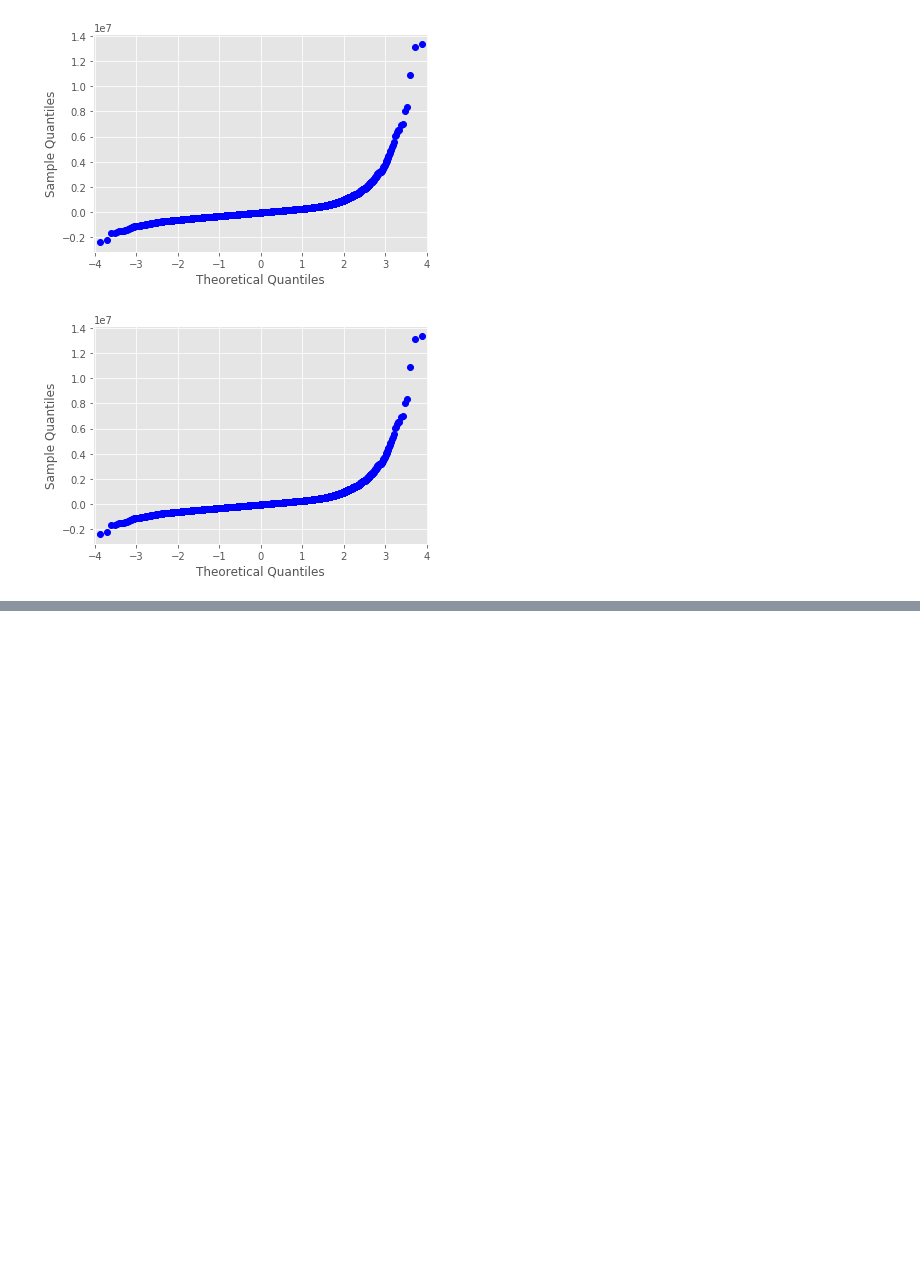
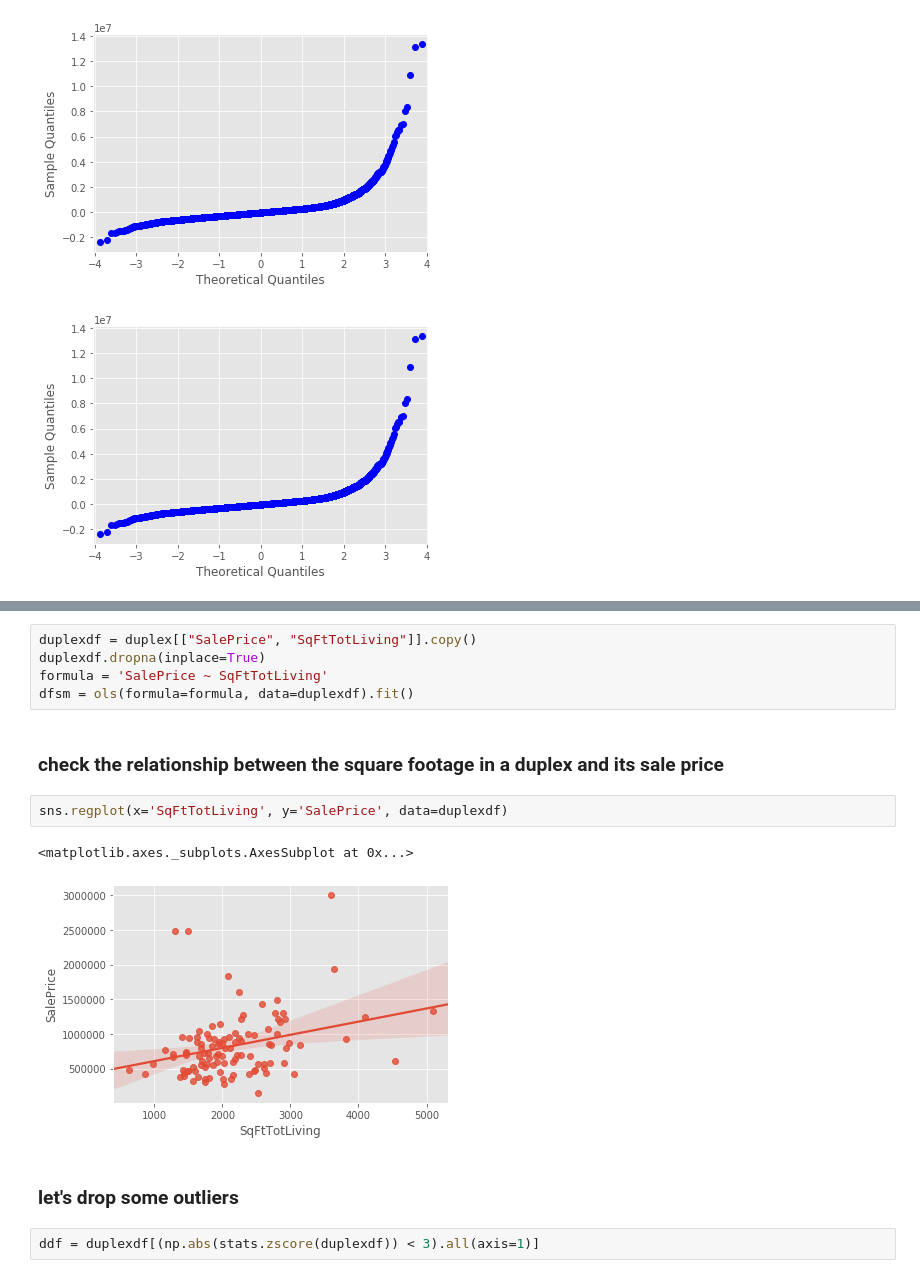
Before and after one commit to dannmorr/mod2-project-group-3, a Jupyter notebook: notebooks/exploratory/jp-2-modeling.ipynb, the cells around one changed output, grey strips where cells are left out. Drawn from its saved outputs; the diff is of its cells as text; blank space fills up the shorter version.

```diff
--- a/notebooks/exploratory/jp-2-modeling.ipynb
+++ b/notebooks/exploratory/jp-2-modeling.ipynb
@@ -164,0 +224,16 @@ sm.qqplot(fsm_resids)
+# %%
+duplexdf = duplex[["SalePrice", "SqFtTotLiving"]].copy()
+duplexdf.dropna(inplace=True)
+formula = 'SalePrice ~ SqFtTotLiving'
+dfsm = ols(formula=formula, data=duplexdf).fit()
+# %% [markdown]
+### check the relationship between the square footage in a duplex and its sale price
+# %%
+sns.regplot(x='SqFtTotLiving', y='SalePrice', data=duplexdf)
+# %% [output]
+<matplotlib.axes._subplots.AxesSubplot at 0x...>
+[figure, added]
+# %% [markdown]
+### let's drop some outliers
+# %%
+ddf = duplexdf[(np.abs(stats.zscore(duplexdf)) < 3).all(axis=1)]
```
Also changed, not shown: parts of 33 cells of this notebook, 2 other files.
